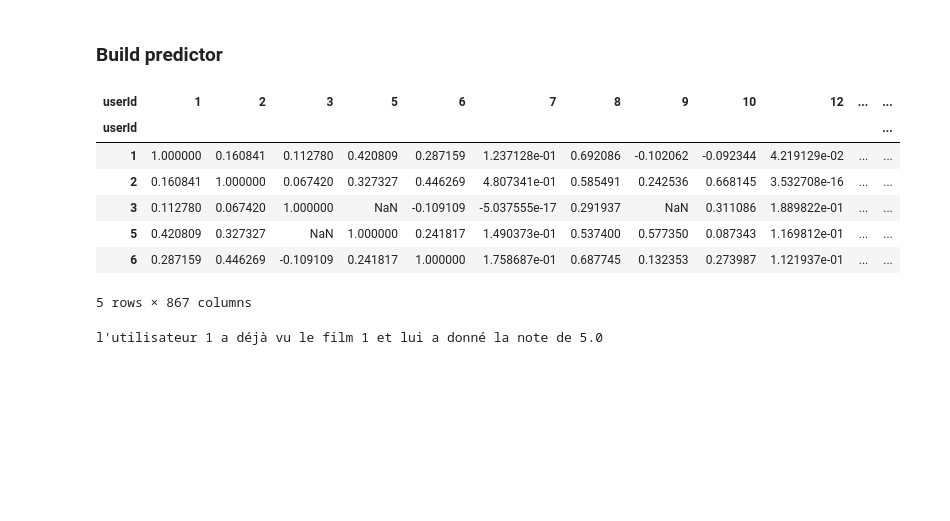
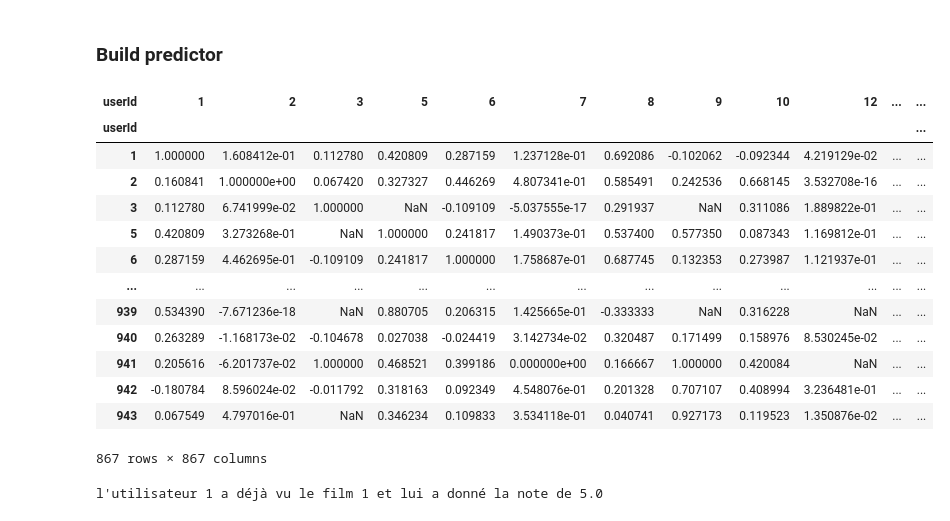
Before and after one commit to jorislimonier/uca-msc-dsai, a Jupyter notebook: ML-algo/05-notebook-RS-LIMONIER.ipynb, the cells around one changed output. Saved outputs shown, nothing was run; the diff lists cells and outputs as text; code cells hidden in the pictures; blank space fills up the shorter version.

```diff
--- a/ML-algo/05-notebook-RS-LIMONIER.ipynb
+++ b/ML-algo/05-notebook-RS-LIMONIER.ipynb
@@ -126,11 +133,14 @@ all_movieIds = ratings["movieId"].unique()
 # %%
 """ Pivot table for train set """
 train_pivot = pd.pivot_table(
-    train_ratings, values="rating", index="userId", columns="movieId"
+    data=train_ratings,
+    values="rating",
+    index="userId",
+    columns="movieId",
 )
 print("Nb users: ", train_pivot.shape[0])
 print("Nb movies:", train_pivot.shape[1])
-display(train_pivot.head())
+train_pivot
 # %% [output]
 Nb users:  867
 Nb movies: 1637
@@ -172,15 +188,21 @@ Which function should we use? The answer is that there is no fixed recipe; but t
 # %%
 # Step 1: build the similarity matrix between users
 correlation_matrix = train_pivot.transpose().corr("pearson")
-correlation_matrix.head()
+correlation_matrix
 # %% [output]
 | userId | 1 | 2 | 3 | 5 | 6 | 7 | 8 | 9 | 10 | 12 | ... | ... |
 | userId |  |  |  |  |  |  |  |  |  |  |  | ... |
-| 1 | 1.000000 | 0.160841 | 0.112780 | 0.420809 | 0.287159 | 1.237128e-01 | 0.692086 | -0.102062 | -0.092344 | 4.219129e-02 | ... | ... |
-| 2 | 0.160841 | 1.000000 | 0.067420 | 0.327327 | 0.446269 | 4.807341e-01 | 0.585491 | 0.242536 | 0.668145 | 3.532708e-16 | ... | ... |
-| 3 | 0.112780 | 0.067420 | 1.000000 | NaN | -0.109109 | -5.037555e-17 | 0.291937 | NaN | 0.311086 | 1.889822e-01 | ... | ... |
-| 5 | 0.420809 | 0.327327 | NaN | 1.000000 | 0.241817 | 1.490373e-01 | 0.537400 | 0.577350 | 0.087343 | 1.169812e-01 | ... | ... |
-| 6 | 0.287159 | 0.446269 | -0.109109 | 0.241817 | 1.000000 | 1.758687e-01 | 0.687745 | 0.132353 | 0.273987 | 1.121937e-01 | ... | ... |
+| 1 | 1.000000 | 1.608412e-01 | 0.112780 | 0.420809 | 0.287159 | 1.237128e-01 | 0.692086 | -0.102062 | -0.092344 | 4.219129e-02 | ... | ... |
+| 2 | 0.160841 | 1.000000e+00 | 0.067420 | 0.327327 | 0.446269 | 4.807341e-01 | 0.585491 | 0.242536 | 0.668145 | 3.532708e-16 | ... | ... |
+| 3 | 0.112780 | 6.741999e-02 | 1.000000 | NaN | -0.109109 | -5.037555e-17 | 0.291937 | NaN | 0.311086 | 1.889822e-01 | ... | ... |
+| 5 | 0.420809 | 3.273268e-01 | NaN | 1.000000 | 0.241817 | 1.490373e-01 | 0.537400 | 0.577350 | 0.087343 | 1.169812e-01 | ... | ... |
+| 6 | 0.287159 | 4.462695e-01 | -0.109109 | 0.241817 | 1.000000 | 1.758687e-01 | 0.687745 | 0.132353 | 0.273987 | 1.121937e-01 | ... | ... |
+| ... | ... | ... | ... | ... | ... | ... | ... | ... | ... | ... | ... | ... |
+| 939 | 0.534390 | -7.671236e-18 | NaN | 0.880705 | 0.206315 | 1.425665e-01 | -0.333333 | NaN | 0.316228 | NaN | ... | ... |
+| 940 | 0.263289 | -1.168173e-02 | -0.104678 | 0.027038 | -0.024419 | 3.142734e-02 | 0.320487 | 0.171499 | 0.158976 | 8.530245e-02 | ... | ... |
+| 941 | 0.205616 | -6.201737e-02 | 1.000000 | 0.468521 | 0.399186 | 0.000000e+00 | 0.166667 | 1.000000 | 0.420084 | NaN | ... | ... |
+| 942 | -0.180784 | 8.596024e-02 | -0.011792 | 0.318163 | 0.092349 | 4.548076e-01 | 0.201328 | 0.707107 | 0.408994 | 3.236481e-01 | ... | ... |
+| 943 | 0.067549 | 4.797016e-01 | NaN | 0.346234 | 0.109833 | 3.534118e-01 | 0.040741 | 0.927173 | 0.119523 | 1.350876e-02 | ... | ... |
-5 rows × 867 columns
+867 rows × 867 columns
 # %%
 # Step2 build rating function
```
Also changed, not shown: parts of 32 cells of this notebook, 1 other file.
